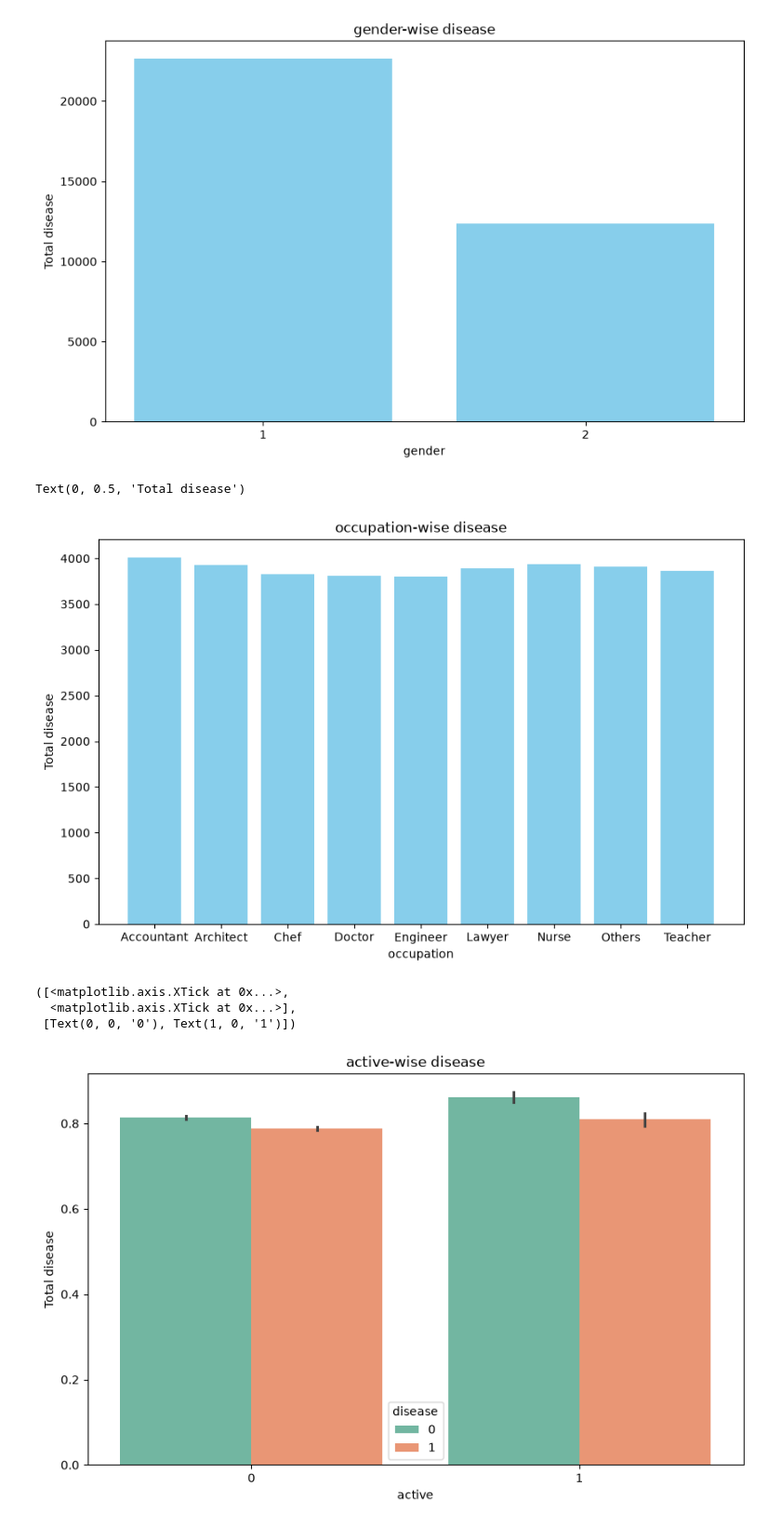
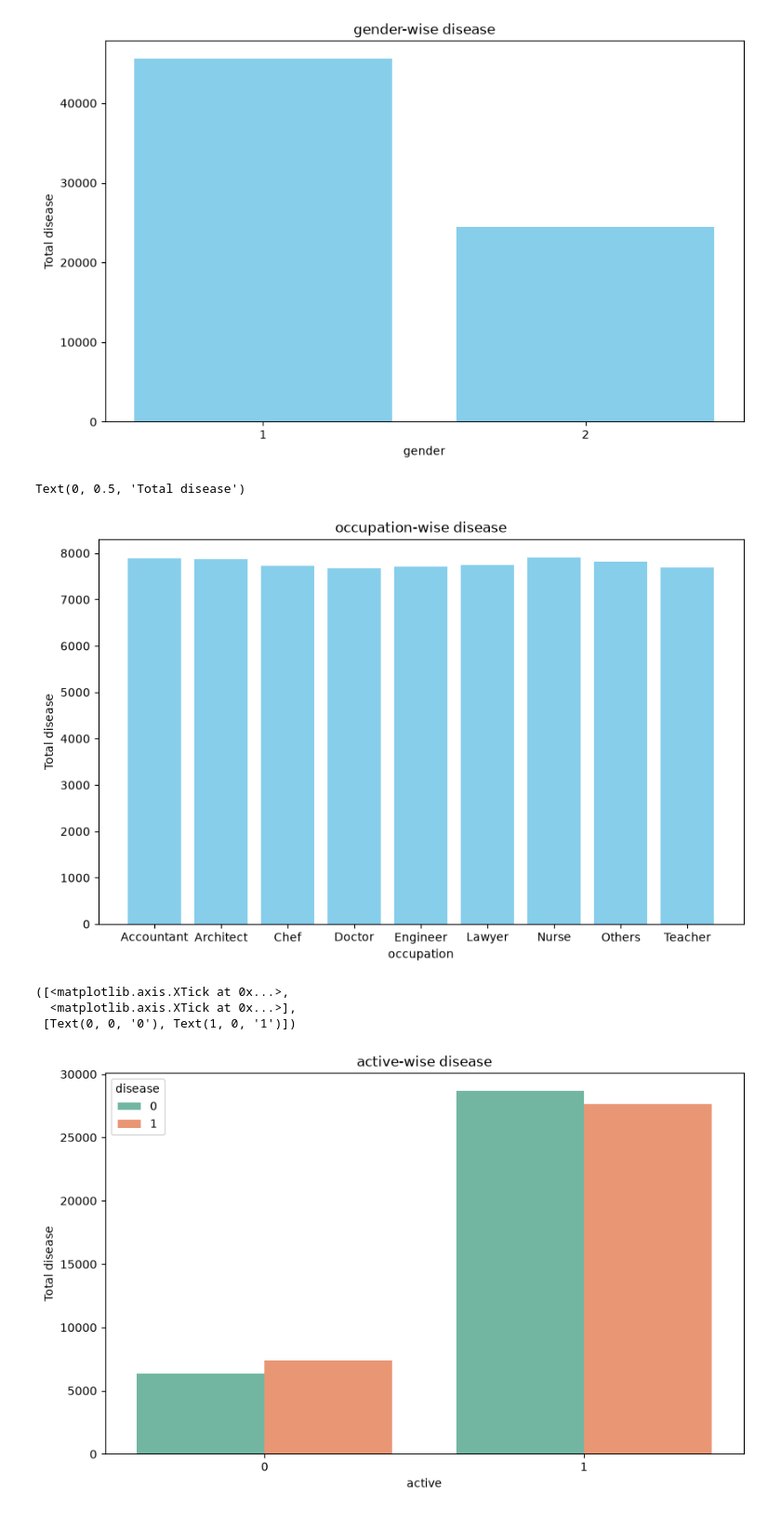
Before and after one commit to limkiankok88/Heart_disease_detection, a Jupyter notebook: Python_ML/2. Visualisation.ipynb, the cells around one changed output. Shown at 93% size. Drawn from its saved outputs; the diff is of its cells as text; code cells hidden in the pictures.

```diff
--- a/Python_ML/2. Visualisation.ipynb
+++ b/Python_ML/2. Visualisation.ipynb
@@ -224,8 +228,8 @@ plt.xticks([1, 2])
  [Text(1, 0, '1'), Text(2, 0, '2')])
 [figure]
 # %%
-# Group by 'occupation' and sum up 'disease'
-segment_data = df.groupby('occupation')['disease'].sum().reset_index()
+# Group by 'occupation' and count 'disease'
+segment_data = df.groupby('occupation')['disease'].count().reset_index()
 
 # Plotting Segment-wise Sales
 plt.figure(figsize=(10, 6))
@@ -237,34 +241,35 @@ plt.xlabel('occupation')
 plt.ylabel('Total disease')
 # %% [output]
 Text(0, 0.5, 'Total disease')
-[figure, old version]
+[figure, new version]
 # %%
-# Group by 'smoke' and sum up 'disease'
-segment_data = df.groupby(['smoke', 'active'])['disease'].count().reset_index()
+# Group by 'smoke' and count 'disease'
+#segment_data = df.groupby(['smoke', 'active'])['disease'].count().reset_index()
 #segment_data = df.groupby('disease')['disease'].count()
+segment_data = df.groupby(['active', 'disease']).size().reset_index(name='count')
 
 # Plotting Segment-wise Sales
 plt.figure(figsize=(10, 6))
 #plt.bar(segment_data['smoke'], segment_data['disease'], color='skyblue')
 
 sns.barplot(
-    data=df,
-    x='smoke',
-    y='active',
+    data=segment_data,
+    x='active',
+    y='count',
     hue='disease',
     palette='Set2',
     legend=True
 )
 # Adding title and labels
 plt.title('active-wise disease')
 plt.xlabel('active')
 plt.ylabel('Total disease')
 plt.xticks([0, 1])
 # %% [output]
 ([<matplotlib.axis.XTick at 0x...>,
   <matplotlib.axis.XTick at 0x...>],
  [Text(0, 0, '0'), Text(1, 0, '1')])
-[figure, old version]
+[figure, new version]
 # %%
 segment_data = df.groupby(['smoke', 'disease']).size().reset_index(name='count')
 
```
Also changed, not shown: parts of 6 cells of this notebook, 3 other files.
